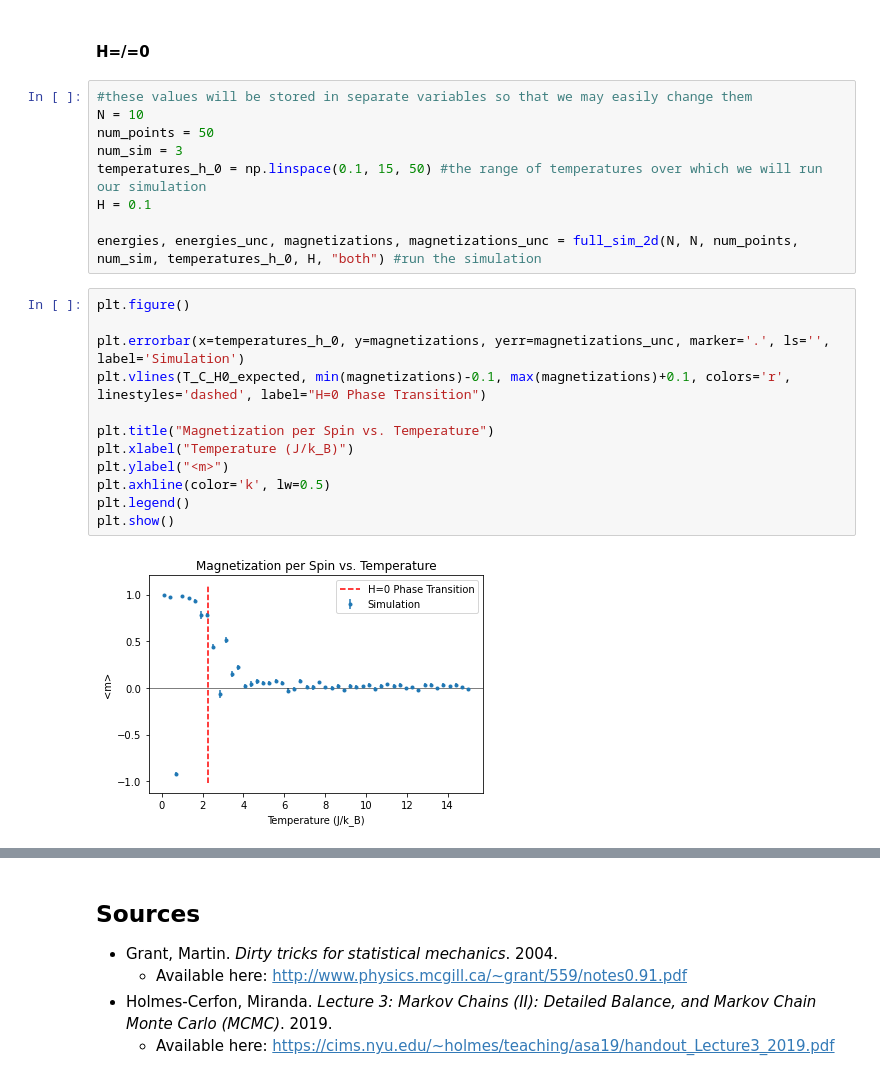
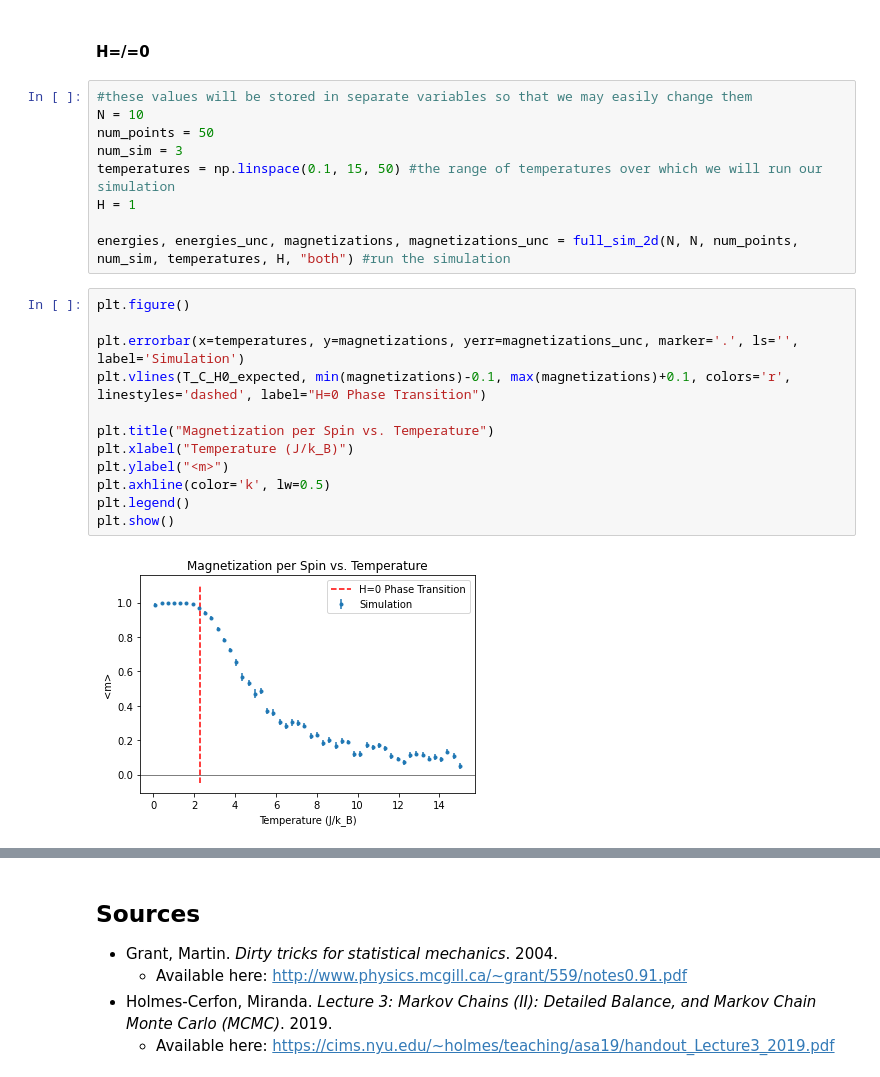
Before and after one commit to WillPugs/ising-model, a Jupyter notebook: ising_2d.ipynb, the cells around one changed output, grey strips where cells are left out. Cells and saved outputs as stored; diff of their text form.

```diff
--- a/ising_2d.ipynb
+++ b/ising_2d.ipynb
@@ -344,21 +346,21 @@ plt.show()
 N = 10
 num_points = 50
 num_sim = 3
-temperatures_h_0 = np.linspace(0.1, 15, 50) #the range of temperatures over which we will run our simulation
-H = 0.1
+temperatures = np.linspace(0.1, 15, 50) #the range of temperatures over which we will run our simulation
+H = 1
 
-energies, energies_unc, magnetizations, magnetizations_unc = full_sim_2d(N, N, num_points, num_sim, temperatures_h_0, H, "both") #run the simulation
+energies, energies_unc, magnetizations, magnetizations_unc = full_sim_2d(N, N, num_points, num_sim, temperatures, H, "both") #run the simulation
 # %%
 plt.figure()
 
-plt.errorbar(x=temperatures_h_0, y=magnetizations, yerr=magnetizations_unc, marker='.', ls='', label='Simulation')
+plt.errorbar(x=temperatures, y=magnetizations, yerr=magnetizations_unc, marker='.', ls='', label='Simulation')
 plt.vlines(T_C_H0_expected, min(magnetizations)-0.1, max(magnetizations)+0.1, colors='r', linestyles='dashed', label="H=0 Phase Transition")
 
 plt.title("Magnetization per Spin vs. Temperature")
 plt.xlabel("Temperature (J/k_B)")
 plt.ylabel("<m>")
 plt.axhline(color='k', lw=0.5)
 plt.legend()
 plt.show()
 # %% [output]
-[figure, old version]
+[figure, new version]
```
Also changed, not shown: parts of 6 cells of this notebook, 2 other files.
